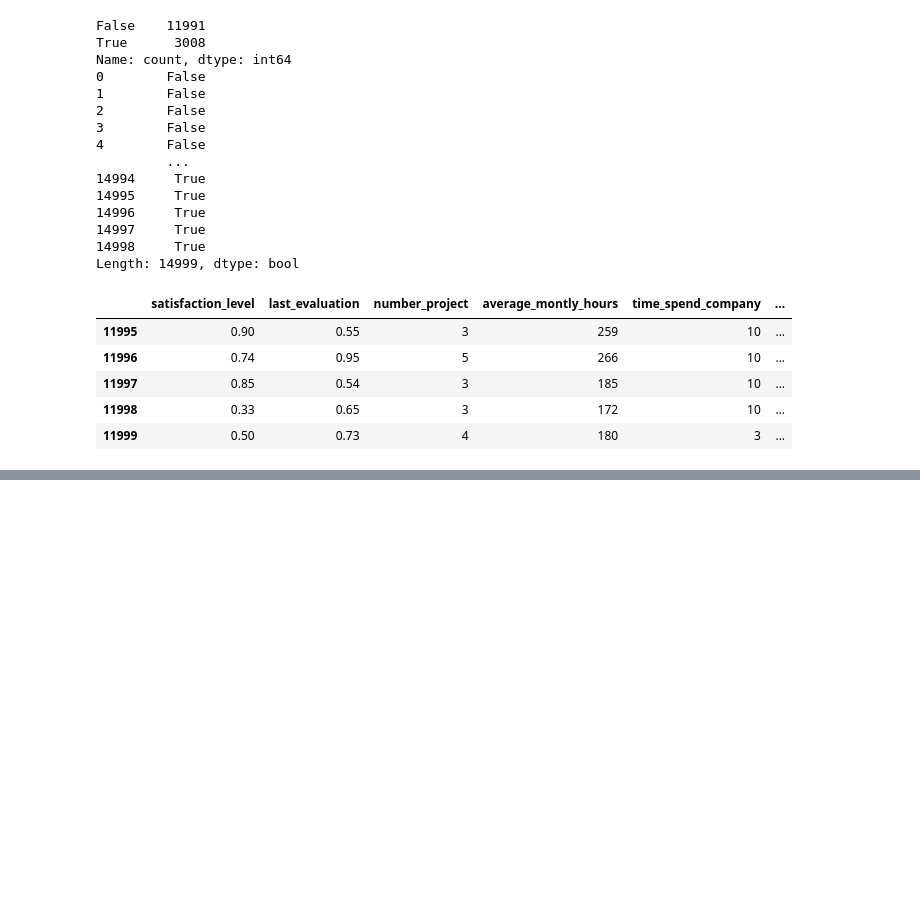
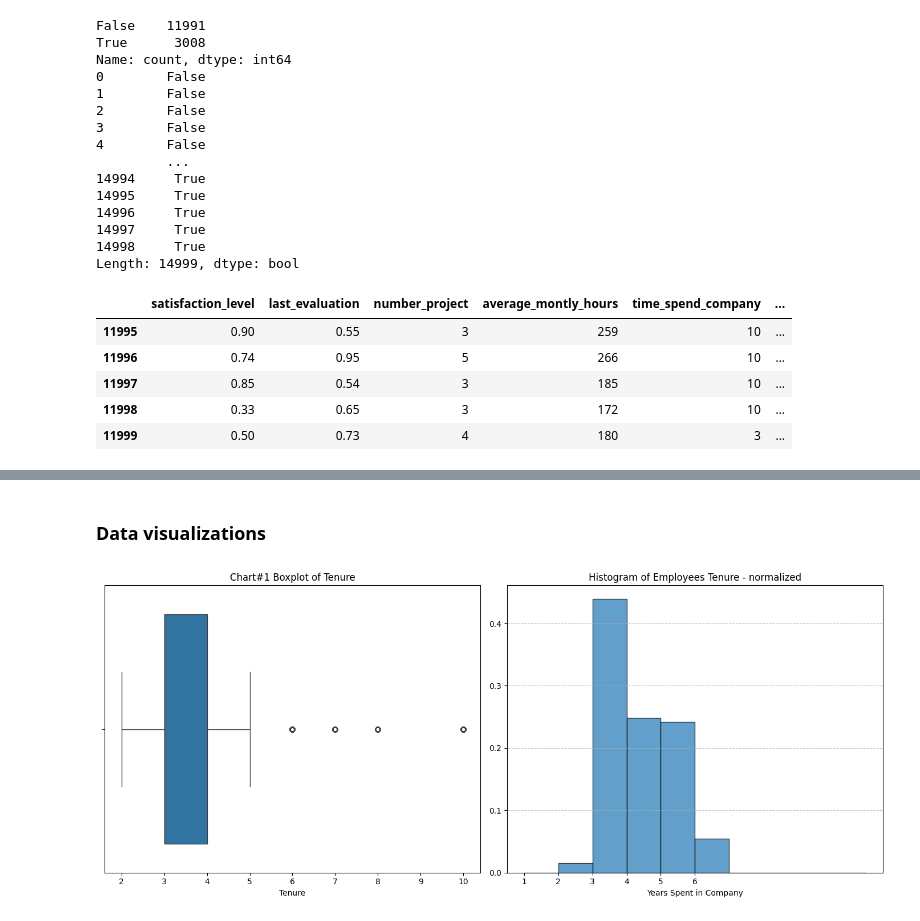
Before and after one commit to useinov12/hr_at_salifort_motors, a Jupyter notebook: src/hr_at_salifort_motors/main.ipynb, the cells around one changed output, grey strips where cells are left out. Cells and saved outputs as stored; diff of their text form; code cells hidden in the pictures; blank space fills up the shorter version.

Commit message:
visualizations

```diff
--- a/src/hr_at_salifort_motors/main.ipynb
+++ b/src/hr_at_salifort_motors/main.ipynb
@@ -121,0 +135,18 @@ df1.tail(5)
+# %%
+# Ensure you're working with a copy, not a view
+df1 = df1.copy()
+
+# Workload Pressure
+df1['workload_pressure'] = df1['average_montly_hours'] / df1['number_project']
+
+# Average Tenure for Department
+department_avg_tenure = df1.groupby('department')['time_spend_company'].transform('mean')
+df1['tenure_vs_avg'] = df1['time_spend_company'] - department_avg_tenure
+
+# Department Salary Level
+salary_map = {'low': 1, 'medium': 2, 'high': 3}
+df1['salary_num'] = df1['salary'].map(salary_map)
+df1['department_salary_level'] = df1.groupby('department')['salary_num'].transform('mean')
+
+# Display the DataFrame with new features
+df1.head()
@@ -121,0 +160,24 @@ df1.tail(5)
+# %% [markdown]
+### Data visualizations
+# %%
+# Create a figure with two subplots side by side
+fig, axes = plt.subplots(nrows=1, ncols=2, figsize=(14, 6))
+
+# Chart#1: Boxplot of Tenure
+sns.boxplot(x=df1['time_spend_company'], ax=axes[0])
+axes[0].set_title('Chart#1 Boxplot of Tenure')
+axes[0].set_xlabel('Tenure')
+
+# Chart#2: Histogram of Employees Tenure (normalized)
+left_employees = df1[df1['left'] == 1]
+axes[1].hist(left_employees['time_spend_company'], bins=range(1, df1['time_spend_company'].max() + 2),
+             edgecolor='black', alpha=0.7, density=True)
+axes[1].set_title('Histogram of Employees Tenure - normalized')
+axes[1].set_xlabel('Years Spent in Company')
+axes[1].set_xticks(range(1, left_employees['time_spend_company'].max() + 1))
+axes[1].grid(axis='y', linestyle='--', alpha=0.7)
+
+
+plt.tight_layout()
+# %% [output]
+[figure, added]
```
Also changed, not shown: parts of 15 cells of this notebook.
